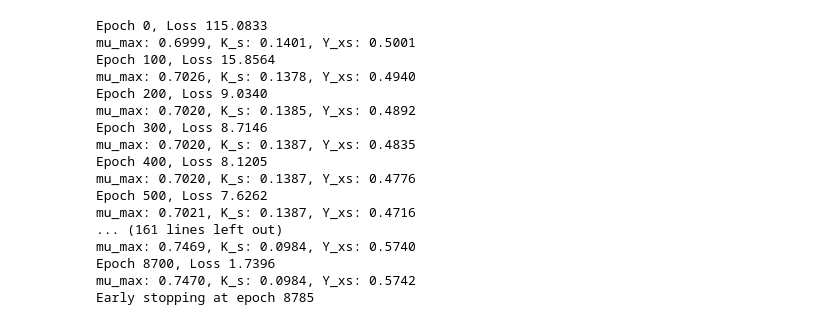
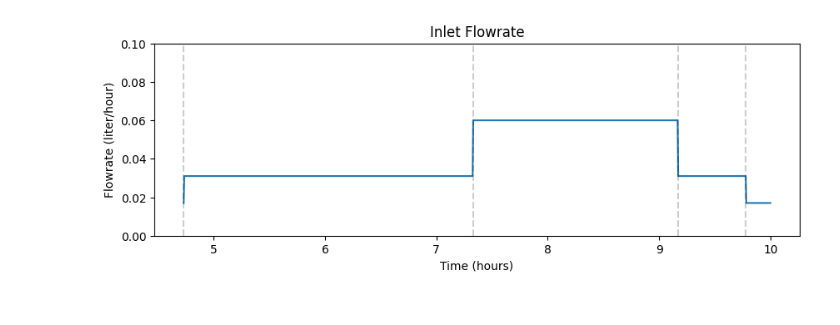
Before and after one commit to costasmexis/dynamic-modeling, a Jupyter notebook: fedbatch/Notebook_fedbatch_main.ipynb, the cells around one changed output. Saved outputs shown, nothing was run; the diff lists cells and outputs as text; code cells hidden in the pictures.

```diff
--- a/fedbatch/Notebook_fedbatch_main.ipynb
+++ b/fedbatch/Notebook_fedbatch_main.ipynb
@@ -31,24 +35,31 @@ Dataset shape: (11, 8)
-# %%
-train_df = full_df.iloc[:999]
-
-net, u_pred, loss = main(
-    train_df=train_df, full_df=full_df, feeds=feeds, Sin=S_IN, V0=V0, num_epochs=30000
-)
-# %% [output]
-Epoch 0, Loss 115.0833
-mu_max: 0.6999, K_s: 0.1401, Y_xs: 0.5001
-Epoch 100, Loss 15.8564
-mu_max: 0.7026, K_s: 0.1378, Y_xs: 0.4940
-Epoch 200, Loss 9.0340
-mu_max: 0.7020, K_s: 0.1385, Y_xs: 0.4892
-Epoch 300, Loss 8.7146
-mu_max: 0.7020, K_s: 0.1387, Y_xs: 0.4835
-Epoch 400, Loss 8.1205
-mu_max: 0.7020, K_s: 0.1387, Y_xs: 0.4776
-Epoch 500, Loss 7.6262
-mu_max: 0.7021, K_s: 0.1387, Y_xs: 0.4716
-... (161 lines left out)
-mu_max: 0.7469, K_s: 0.0984, Y_xs: 0.5740
-Epoch 8700, Loss 1.7396
-mu_max: 0.7470, K_s: 0.0984, Y_xs: 0.5742
-Early stopping at epoch 8785
+# %%
+# inlet flowrate
+def Fs(t):
+    if t <= 4.73:
+        return 0.017
+    elif t <= 7.33:
+        return 0.031
+    elif t <= 9.17:
+        return 0.060
+    elif t <= 9.78:
+        return 0.031
+    else:
+        return 0.017
+
+T_START = full_df['RTime'].iloc[0]
+T_END = full_df['RTime'].iloc[-1]
+
+# Plot Fs(t)
+Fs_t = [Fs(i) for i in np.linspace(T_START,T_END,1000)]
+plt.figure(figsize=(10,3))
+plt.plot(np.linspace(T_START,T_END,1000),Fs_t)
+# Plot vertical lines on feed times
+for feed_time in feeds["Time"]:
+    plt.axvline(feed_time, color='black', alpha=0.2, linestyle='--')
+plt.xlabel('Time (hours)')
+plt.ylabel('Flowrate (liter/hour)')
+plt.title('Inlet Flowrate')
+plt.ylim(0,0.1)
+plt.show()
+# %% [output]
+[figure, added]
```
Also changed, not shown: parts of 6 cells of this notebook, 3 other files.
